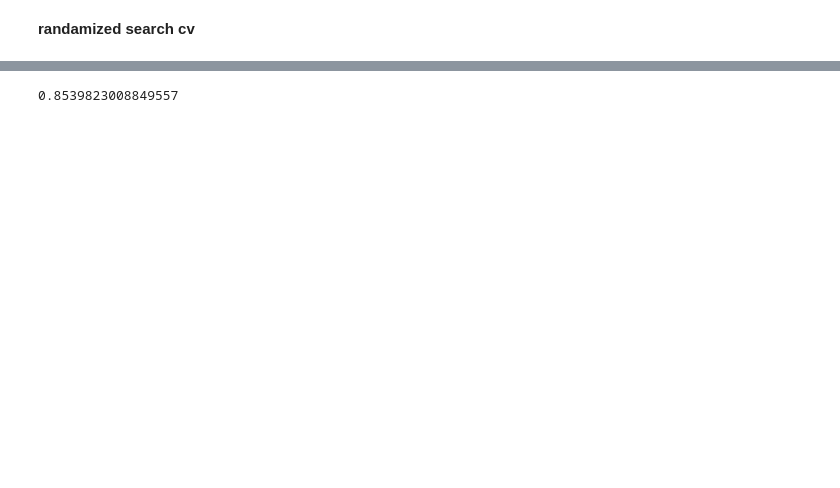
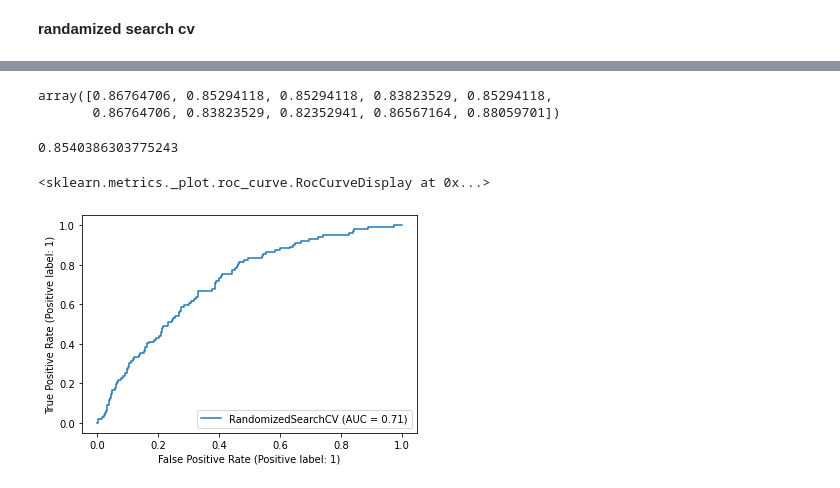
Before and after one commit to amalmon/cardio-vascular-risk-prediction, a Jupyter notebook: cardio_vascular_risk_prediction_individual_notebook_by_AMAL.ipynb, the cells around one changed output, grey strips where cells are left out. Drawn from its saved outputs; the diff is of its cells as text; code cells hidden in the pictures; blank space fills up the shorter version.

```diff
--- a/cardio_vascular_risk_prediction_individual_notebook_by_AMAL.ipynb
+++ b/cardio_vascular_risk_prediction_individual_notebook_by_AMAL.ipynb
@@ -1029,0 +1044,8 @@ NotFittedError: ignored
+# %%
+classifier_rf=RandomForestClassifier()
+# %%
+#calling random search
+random_search_rf=RandomizedSearchCV(estimator=classifier_rf,param_distributions=param_grid_rf,n_iter=5,scoring='roc_auc',n_jobs=-1,cv=10,verbose=3)
+# %%
+# fiting random search on X & Y
+random_search_rf.fit(x_smote,y_smote)
@@ -1029,0 +1085,9 @@ NotFittedError: ignored
+# %%
+score
+# %% [output]
+array([0.86764706, 0.85294118, 0.85294118, 0.83823529, 0.85294118,
+       0.86764706, 0.83823529, 0.82352941, 0.86567164, 0.88059701])
+# %%
+score.mean()
+# %% [output]
+0.8540386303775243
@@ -1030,4 +1096,5 @@ NotFittedError: ignored
 # %%
-rf_randomGrid.score(X_test,Y_test)
+plot_roc_curve(random_search_rf, X_test, Y_test)
 # %% [output]
-0.8539823008849557
+<sklearn.metrics._plot.roc_curve.RocCurveDisplay at 0x...>
+[figure, added]
```
Also changed, not shown: parts of 24 cells of this notebook.
